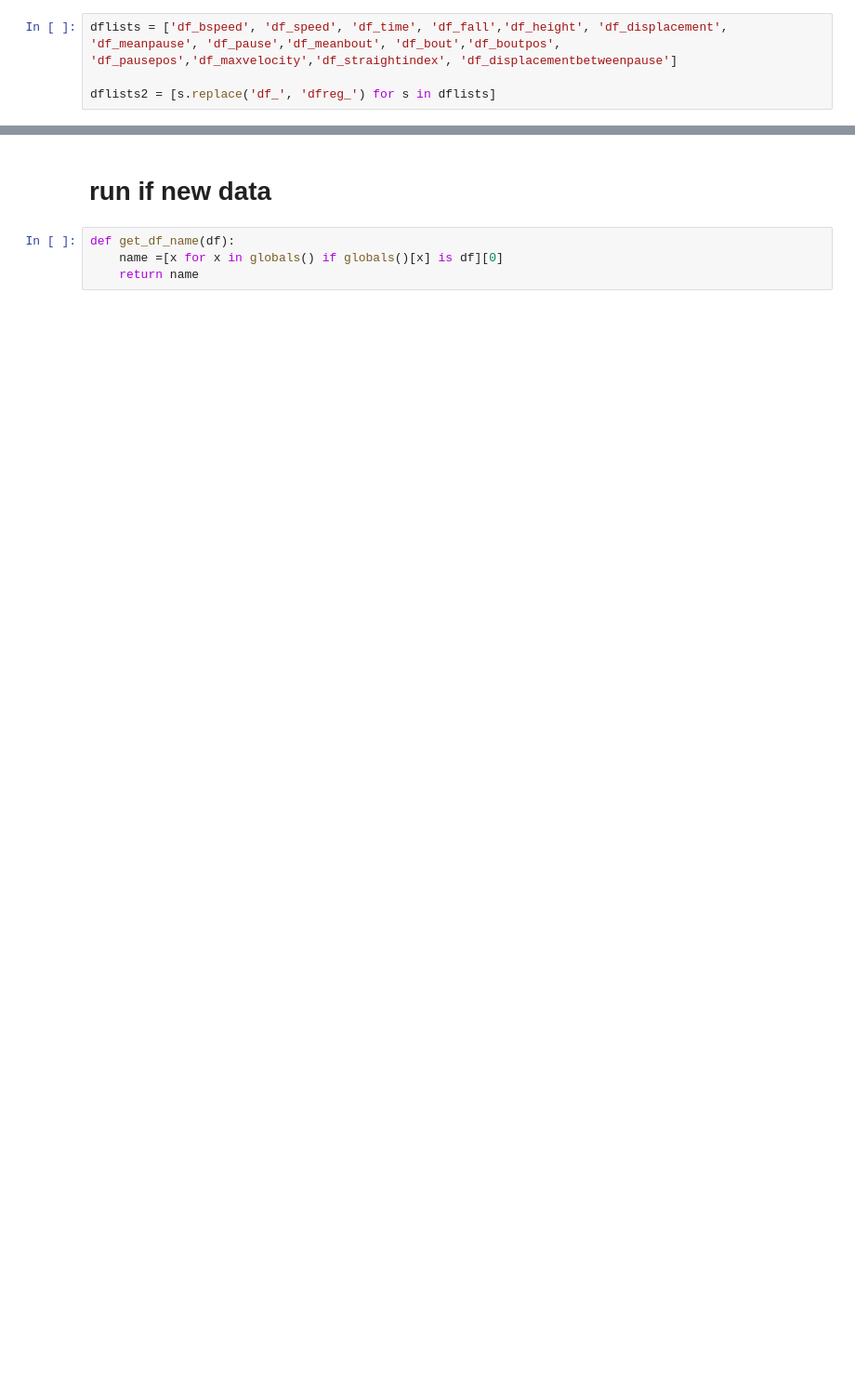
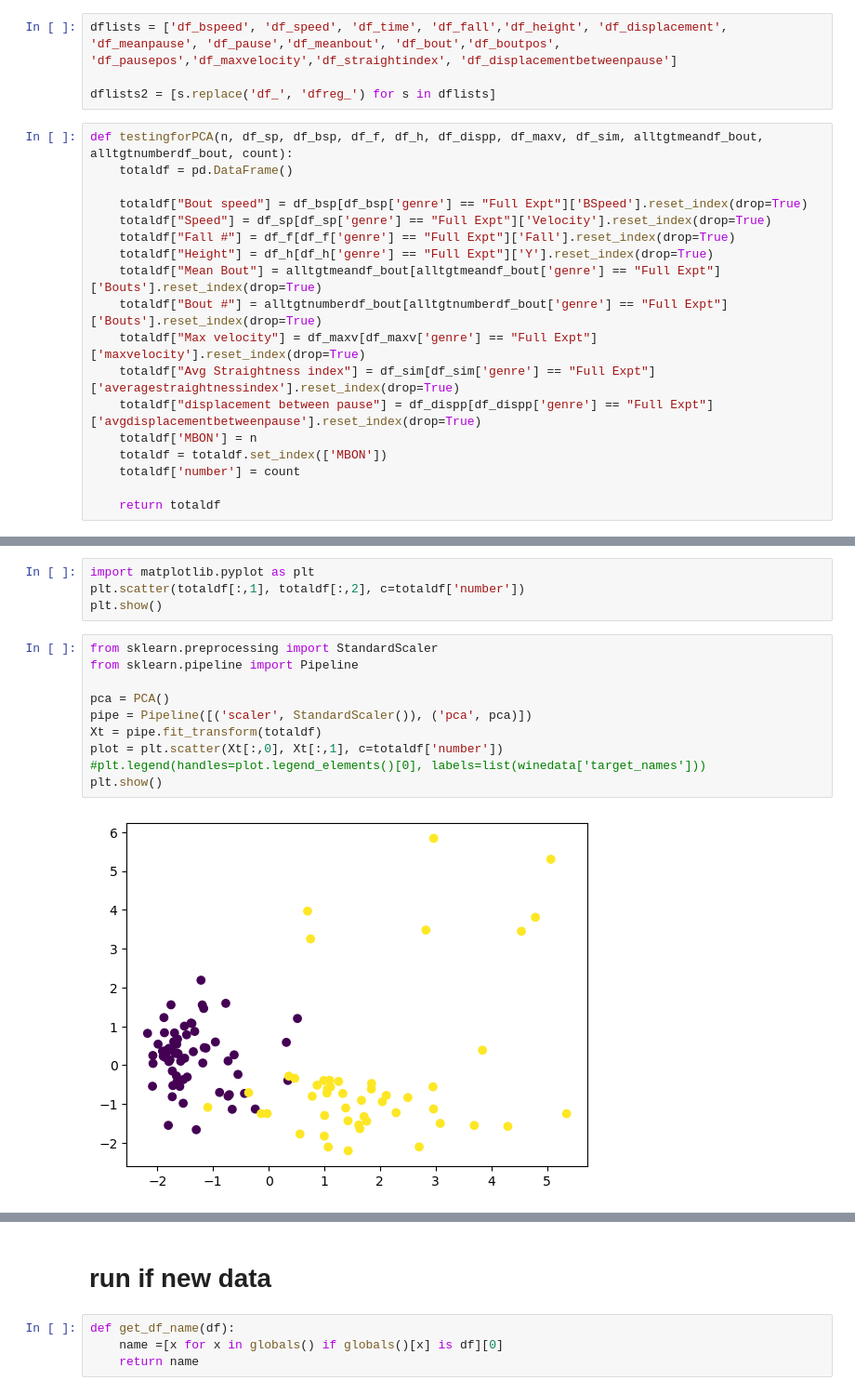
Before and after one commit to lnicole08/deltaG_screen, a Jupyter notebook: Heatmappotofu_1.ipynb, the cells around one changed output, grey strips where cells are left out. Shown at 93% size. Saved outputs shown, nothing was run; the diff lists cells and outputs as text; blank space fills up the shorter version.

```diff
--- a/Heatmappotofu_1.ipynb
+++ b/Heatmappotofu_1.ipynb
@@ -54,4 +57,22 @@ wt = "w1118"
 dflists = ['df_bspeed', 'df_speed', 'df_time', 'df_fall','df_height', 'df_displacement', 'df_meanpause', 'df_pause','df_meanbout', 'df_bout','df_boutpos', 'df_pausepos','df_maxvelocity','df_straightindex', 'df_displacementbetweenpause']
 
 dflists2 = [s.replace('df_', 'dfreg_') for s in dflists]
+# %%
+def testingforPCA(n, df_sp, df_bsp, df_f, df_h, df_dispp, df_maxv, df_sim, alltgtmeandf_bout, alltgtnumberdf_bout, count):
+    totaldf = pd.DataFrame()
+
+    totaldf["Bout speed"] = df_bsp[df_bsp['genre'] == "Full Expt"]['BSpeed'].reset_index(drop=True)
+    totaldf["Speed"] = df_sp[df_sp['genre'] == "Full Expt"]['Velocity'].reset_index(drop=True)
+    totaldf["Fall #"] = df_f[df_f['genre'] == "Full Expt"]['Fall'].reset_index(drop=True)
+    totaldf["Height"] = df_h[df_h['genre'] == "Full Expt"]['Y'].reset_index(drop=True)
+    totaldf["Mean Bout"] = alltgtmeandf_bout[alltgtmeandf_bout['genre'] == "Full Expt"]['Bouts'].reset_index(drop=True)
+    totaldf["Bout #"] = alltgtnumberdf_bout[alltgtnumberdf_bout['genre'] == "Full Expt"]['Bouts'].reset_index(drop=True)
+    totaldf["Max velocity"] = df_maxv[df_maxv['genre'] == "Full Expt"]['maxvelocity'].reset_index(drop=True)
+    totaldf["Avg Straightness index"] = df_sim[df_sim['genre'] == "Full Expt"]['averagestraightnessindex'].reset_index(drop=True)
+    totaldf["displacement between pause"] = df_dispp[df_dispp['genre'] == "Full Expt"]['avgdisplacementbetweenpause'].reset_index(drop=True)
+    totaldf['MBON'] = n
+    totaldf = totaldf.set_index(['MBON'])
+    totaldf['number'] = count
+
+    return totaldf
 # %%
@@ -91,0 +173,16 @@ df_sp
+# %%
+import matplotlib.pyplot as plt
+plt.scatter(totaldf[:,1], totaldf[:,2], c=totaldf['number'])
+plt.show()
+# %%
+from sklearn.preprocessing import StandardScaler
+from sklearn.pipeline import Pipeline
+
+pca = PCA()
+pipe = Pipeline([('scaler', StandardScaler()), ('pca', pca)])
+Xt = pipe.fit_transform(totaldf)
+plot = plt.scatter(Xt[:,0], Xt[:,1], c=totaldf['number'])
+#plt.legend(handles=plot.legend_elements()[0], labels=list(winedata['target_names']))
+plt.show()
+# %% [output]
+[figure, added]
```
Also changed, not shown: parts of 10 cells of this notebook.
